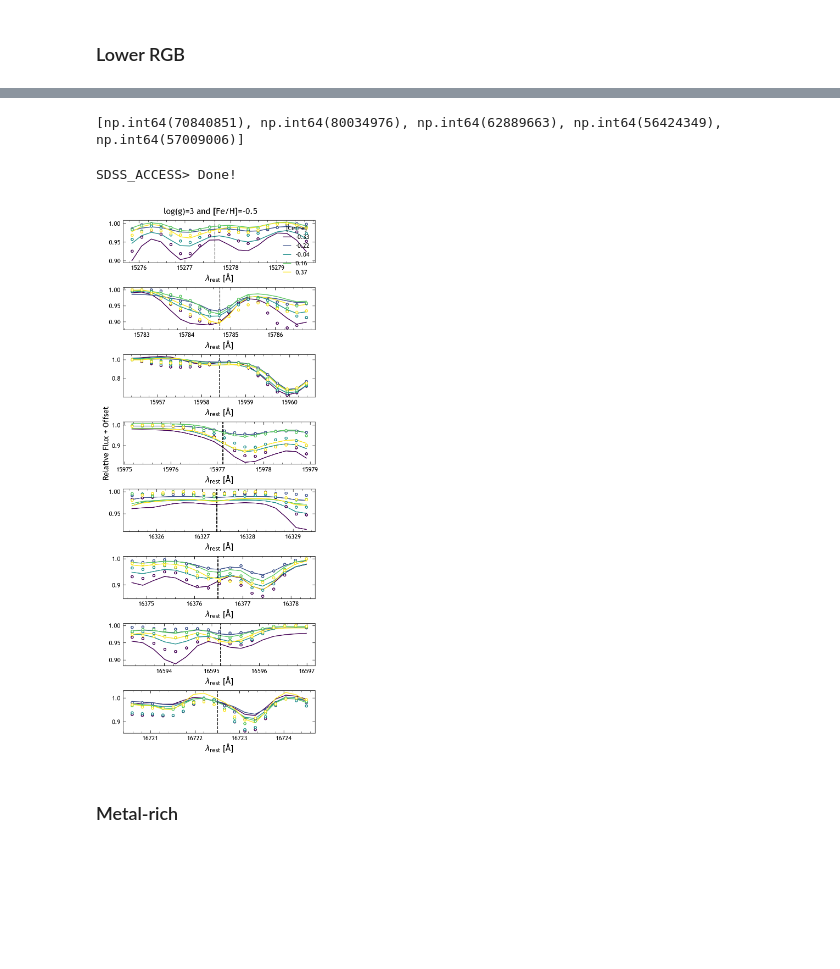
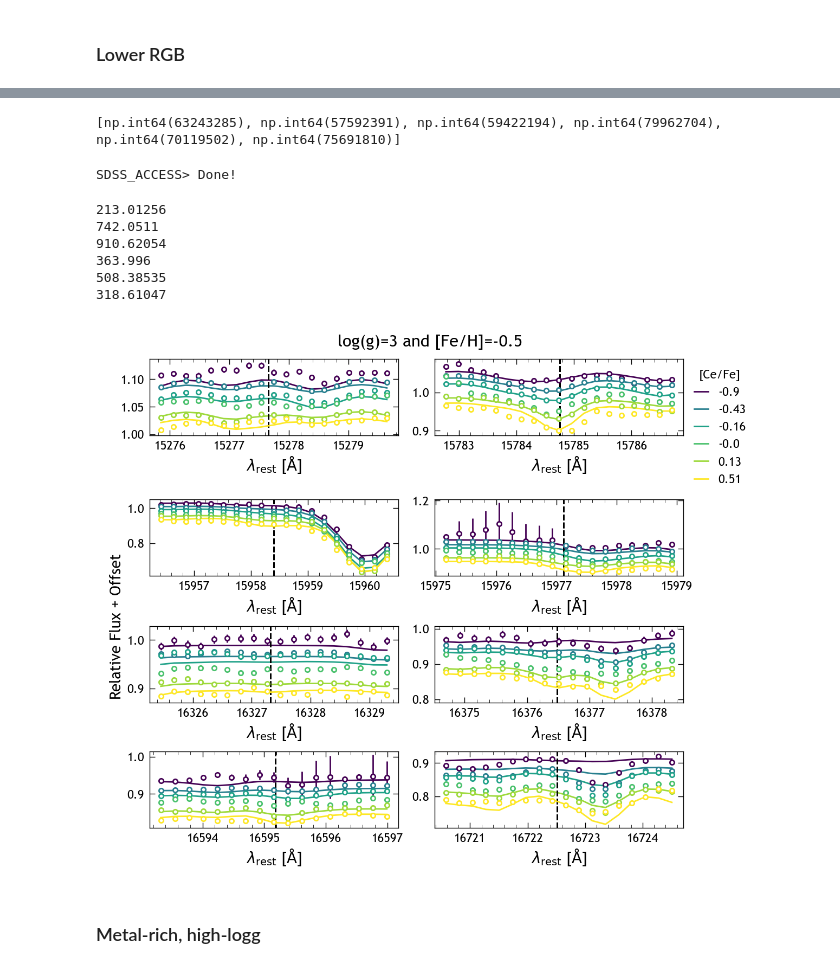
Before and after one commit to lodubay/chemical-clocks, a Jupyter notebook: src/scripts/spectrum_checks.ipynb, the cells around one changed output, grey strips where cells are left out. Saved outputs shown, nothing was run; the diff lists cells and outputs as text; code cells hidden in the pictures; blank space fills up the shorter version.

```diff
--- a/src/scripts/spectrum_checks.ipynb
+++ b/src/scripts/spectrum_checks.ipynb
@@ -201,8 +212,8 @@ plt.show()
 # Individual lines
 ce_ii_lines = [15277.65, 15784.75, 15958.40, 15977.12, 16327.32, 16376.48, 16595.18, 16722.51] # Angstroms, from Cunha+ (2017)
 
-fig, axs = plt.subplots(8, figsize=(4, 10), constrained_layout=True)
-for i, ax in enumerate(axs):
+fig, axs = plt.subplots(4, 2, figsize=(6, 5), constrained_layout=True)
+for i, ax in enumerate(axs.flatten()):
     line = ce_ii_lines[i]
     ax.axvline(line, color='r')
     wl_range = (line-2, line+2)
@@ -220,7 +231,7 @@ for i, ax in enumerate(axs):
     ax.xaxis.set_major_locator(MultipleLocator(1))
     ax.xaxis.set_minor_locator(MultipleLocator(0.2))
     ax.ticklabel_format(style='plain', axis='x', useOffset=False)
-axs[0].legend()
+axs[0,0].legend()
 fig.suptitle(mwmStar['obj'][0])
 plt.show()
 # %% [output]
@@ -388,10 +411,10 @@ plt.show()
 ### Upper RGB
 # %%
 same_logg_feh = mwm_sample[
-    (mwm_sample['fe_h'] >= -0.52) &
-    (mwm_sample['fe_h'] < 0.48) &
-    (mwm_sample['mg_fe'] >= -0.05) &
-    (mwm_sample['mg_fe'] < 0.05) &
+    (mwm_sample['fe_h'] >= -0.55) &
+    (mwm_sample['fe_h'] < -0.45) &
+    (mwm_sample['mg_fe'] >= 0) &
+    (mwm_sample['mg_fe'] < 0.1) &
     (mwm_sample['logg'] >= 1.9) &
     (mwm_sample['logg'] < 2.1)
 ]
@@ -507,10 +536,10 @@ plt.show()
 ### Lower RGB
 # %%
 same_logg_feh = mwm_sample[
-    (mwm_sample['fe_h'] >= -0.52) &
-    (mwm_sample['fe_h'] < 0.48) &
-    (mwm_sample['mg_fe'] >= -0.05) &
-    (mwm_sample['mg_fe'] < 0.05) &
+    (mwm_sample['fe_h'] >= -0.55) &
+    (mwm_sample['fe_h'] < -0.45) &
+    # (mwm_sample['mg_fe'] >= 0.0) &
+    # (mwm_sample['mg_fe'] < 0.1) &
     (mwm_sample['logg'] >= 2.9) &
     (mwm_sample['logg'] < 3.1)
 ]
@@ -534,16 +563,16 @@ same_logg_feh
 # %%
 same_logg_high_snr_ids = []
-cefe_bins = np.arange(-0.5, 0.51, 0.2)
+cefe_bins = [(-1.1, -0.9), (-0.6, -0.4), (-0.3, -0.1), (-0.1, 0.1), (0.1, 0.3), (0.4, 0.6), (0.9, 1.1)]
 for i in range(len(cefe_bins)-1):
     same_logg_cefe = same_logg_feh[
-        (same_logg_feh['ce_fe'] >= cefe_bins[i]) &
-        (same_logg_feh['ce_fe'] < cefe_bins[i+1])
+        (same_logg_feh['ce_fe'] >= cefe_bins[i][0]) &
+        (same_logg_feh['ce_fe'] < cefe_bins[i][1])
     ]
     same_logg_high_snr_ids.append(same_logg_cefe.index[-1])
 
 print(same_logg_high_snr_ids)
 # %% [output]
-[np.int64(70840851), np.int64(80034976), np.int64(62889663), np.int64(56424349), np.int64(57009006)]
+[np.int64(63243285), np.int64(57592391), np.int64(59422194), np.int64(79962704), np.int64(70119502), np.int64(75691810)]
 # %%
 # Download data
 access.reset()
@@ -575,43 +604,52 @@ for sdss_id in same_logg_high_snr_ids:
 # %%
 ce_ii_lines = [15277.65, 15784.75, 15958.40, 15977.12, 16327.32, 16376.48, 16595.18, 16722.51] # Angstroms, from Cunha+ (2017)
 
-fig, axs = plt.subplots(8, figsize=(4, 10), constrained_layout=True)
+fig, axs = plt.subplots(4, 2, figsize=(6, 5), constrained_layout=True)
 cmap = plt.get_cmap('viridis')
-norm = BoundaryNorm(cefe_bins, cmap.N)
+norm = BoundaryNorm(np.arange(-1.1, 0.51, 0.2), cmap.N)
 for j, sdss_id in enumerate(same_logg_high_snr_ids):
     mwmStar = mwmStar_list[j]
     aspcap = aspcap_list[j]
     wl_arr = vac2air(mwmStar['wavelength'][0])
     flux = mwmStar['flux'][0] / aspcap['continuum'][0]
     flux_err = mwmStar['ivar'][0]**-0.5 / aspcap['continuum'][0]
+    flux_err = np.where(flux_err>1, np.nan, flux_err)
     model = aspcap['model_flux_ce_h'][0]
     cefe = mwm_sample.loc[sdss_id]['ce_fe']
-    for i, ax in enumerate(axs):
+    offset = j*-0.02
+    print(mwmStar['snr'][0])
+    for i, ax in enumerate(axs.flatten()):
         line = ce_ii_lines[i]
         ax.axvline(line, color='k', linestyle='--')
         wl_range = (line-2, line+2)
         mask = (wl_arr >= wl_range[0]) & (wl_arr < wl_range[1])
         ax.errorbar(
-            wl_arr[mask], flux[mask]/flux[mask].max(),
+            wl_arr[mask], flux[mask]+offset,
             yerr=flux_err[mask],
             fmt='o', ms=3, mfc='w', capsize=0,
             color=cmap(norm(cefe))
         )
         ax.plot(
-            wl_arr[mask], model[mask]/flux[mask].max(),
+            wl_arr[mask], model[mask]+offset,
             c=cmap(norm(cefe)),
             label=round(cefe, 2)
         )
         ax.set_xlabel(r'$\lambda_{\rm rest}$ [${\rm \AA}$]')
         ax.xaxis.set_major_locator(MultipleLocator(1))
         ax.xaxis.set_minor_locator(MultipleLocator(0.2))
         ax.ticklabel_format(style='plain', axis='x', useOffset=False)
-    axs[0].legend(title='[Ce/Fe]')
-axs[3].set_ylabel('Relative Flux + Offset')
+axs[2,0].set_ylabel('Relative Flux + Offset', y=1)
 fig.suptitle('log(g)=3 and [Fe/H]=-0.5')
+axs[0,1].legend(title='[Ce/Fe]', bbox_to_anchor=(1,1), loc='upper left')
 plt.show()
 # %% [output]
+213.01256
+742.0511
+910.62054
+363.996
+508.38535
+318.61047
-[figure, old version]
+[figure, new version]
 # %% [markdown]
-### Metal-rich
+### Metal-rich, high-logg
 # %%
```
Also changed, not shown: parts of 20 cells of this notebook, 2 other files.
